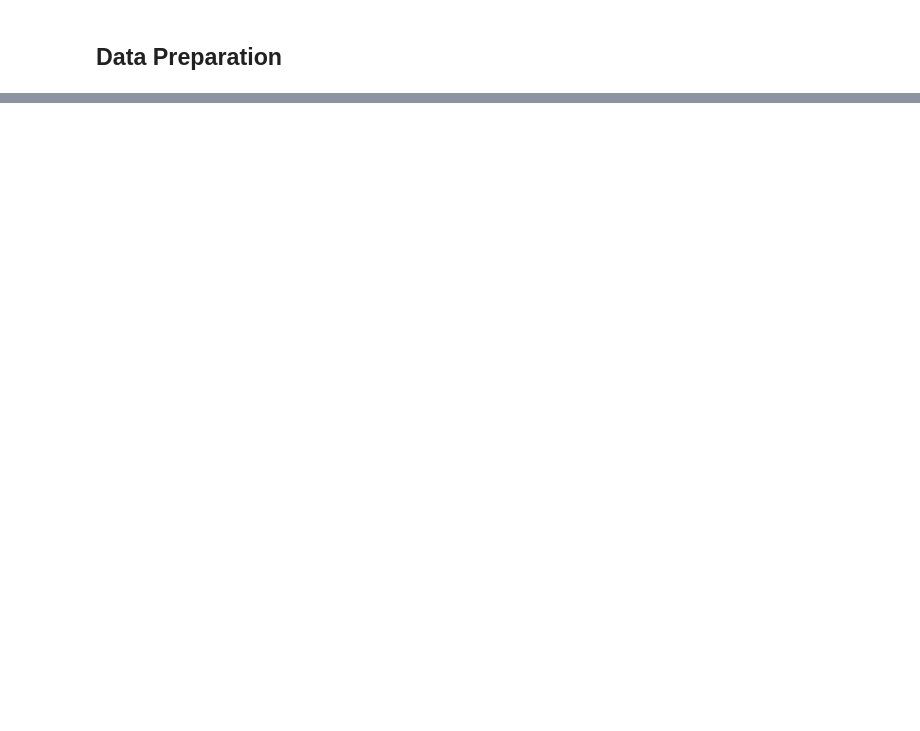
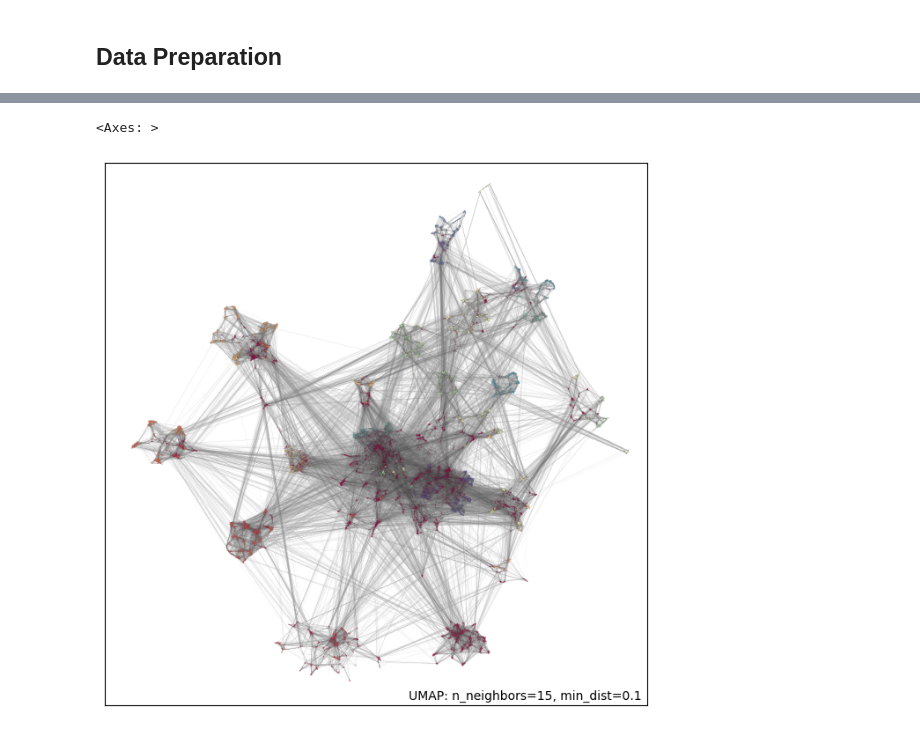
Before and after one commit to fresh-seaway/credit_card_fraud_project, a Jupyter notebook: notebooks/umap_playground.ipynb, the cells around one changed output, grey strips where cells are left out. Saved outputs shown, nothing was run; the diff lists cells and outputs as text; code cells hidden in the pictures; blank space fills up the shorter version.

```diff
--- a/notebooks/umap_playground.ipynb
+++ b/notebooks/umap_playground.ipynb
@@ -99,0 +80,5 @@ ValueError: Could not find embedding attribute of umap_object
+# %%
+umap.plot.connectivity(embedding, labels = label_df["Cluster"], show_points=True)
+# %% [output]
+<Axes: >
+[figure, added]
```
Also changed, not shown: parts of 19 cells of this notebook, 15 other files.
